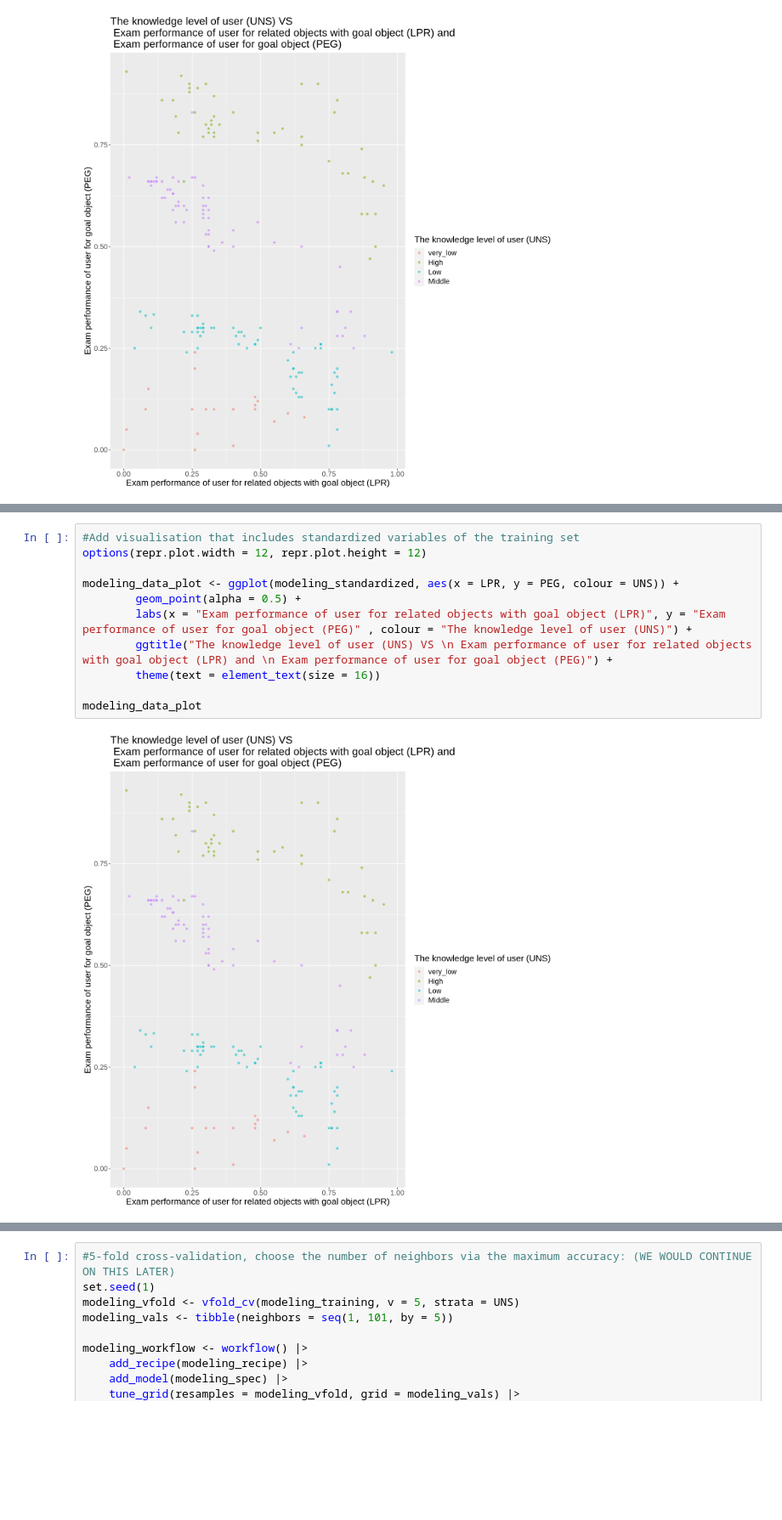
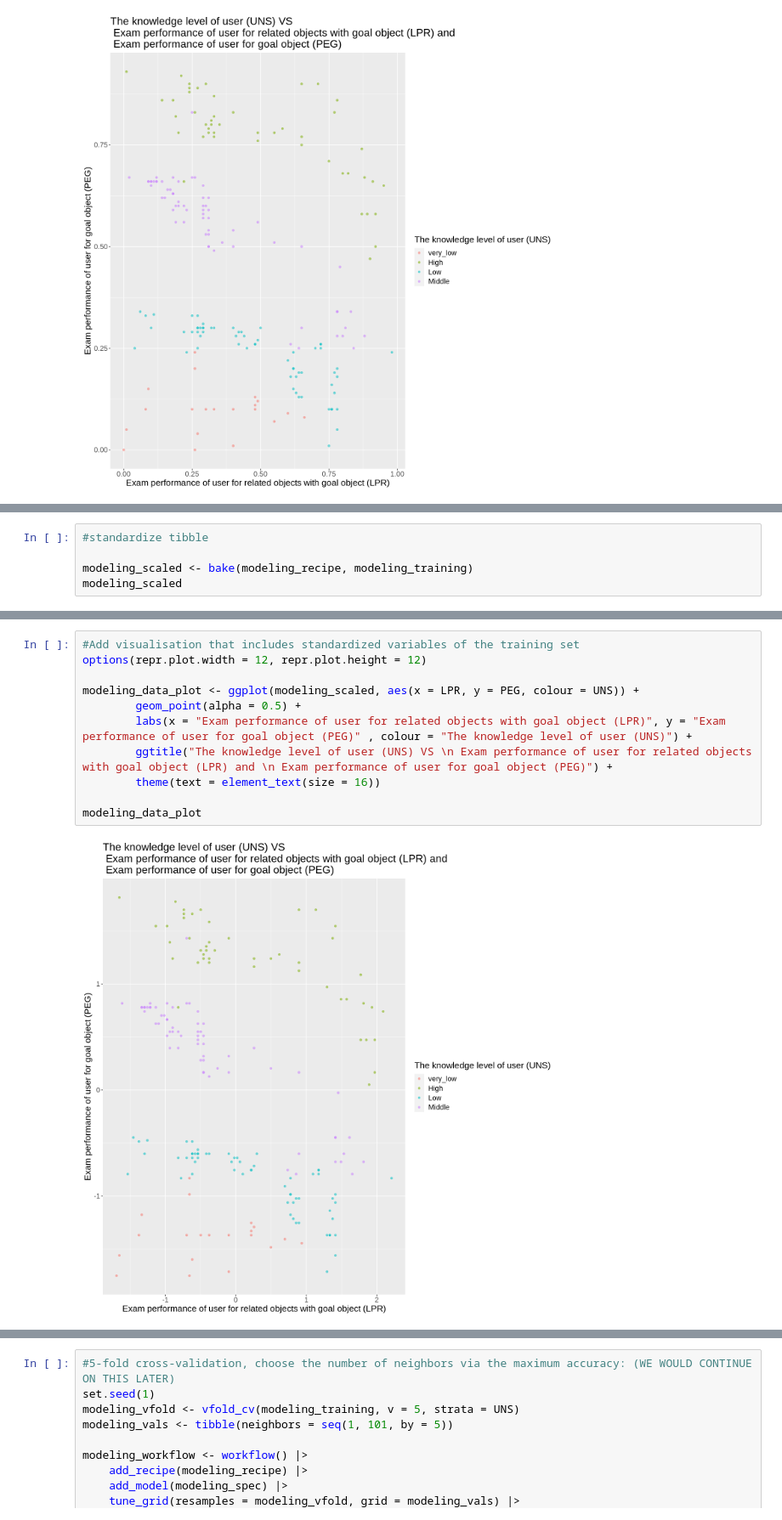
Before and after one commit to Anson-Chan-HK/DSCI-100-2023S1-4-PROJECT, a Jupyter notebook: Actual_project.ipynb, the cells around one changed output, grey strips where cells are left out. Shown at 85% size. Saved outputs shown, nothing was run; the diff lists cells and outputs as text; blank space fills up the shorter version.

```diff
--- a/Actual_project.ipynb
+++ b/Actual_project.ipynb
@@ -261,0 +248,5 @@ A data.frame: 192 × 3
+# %%
+#standardize tibble
+
+modeling_scaled <- bake(modeling_recipe, modeling_training)
+modeling_scaled
@@ -262,15 +264,15 @@ A data.frame: 192 × 3
 # %%
 #Add visualisation that includes standardized variables of the training set
 options(repr.plot.width = 12, repr.plot.height = 12)
 
-modeling_data_plot <- ggplot(modeling_standardized, aes(x = LPR, y = PEG, colour = UNS)) +
+modeling_data_plot <- ggplot(modeling_scaled, aes(x = LPR, y = PEG, colour = UNS)) +
         geom_point(alpha = 0.5) +
         labs(x = "Exam performance of user for related objects with goal object (LPR)", y = "Exam performance of user for goal object (PEG)" , colour = "The knowledge level of user (UNS)") +
         ggtitle("The knowledge level of user (UNS) VS \n Exam performance of user for related objects with goal object (LPR) and \n Exam performance of user for goal object (PEG)") +
         theme(text = element_text(size = 16))
 
 modeling_data_plot
 # %% [output]
-[figure, old version]
+[figure, new version]
 # %%
 set.seed(1)
```
Also changed, not shown: parts of 13 cells of this notebook.
